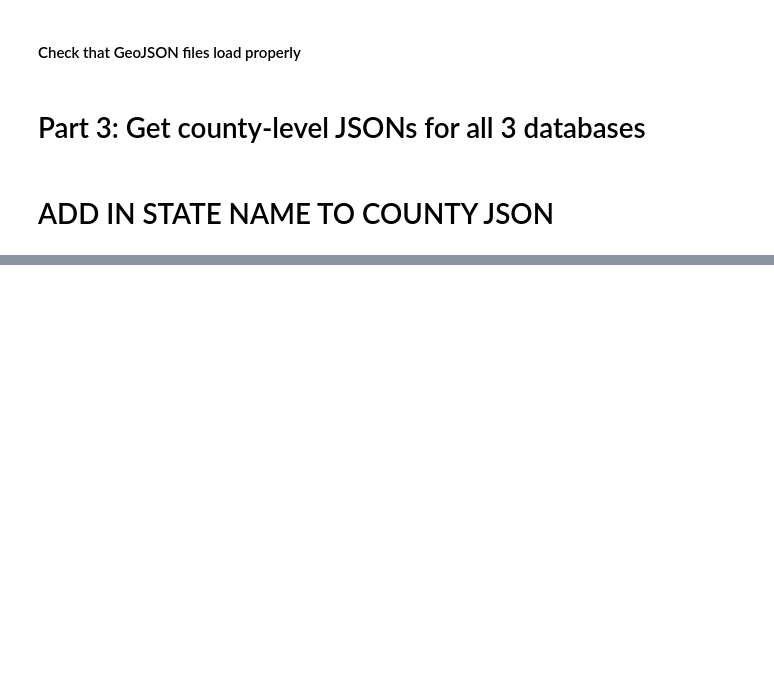
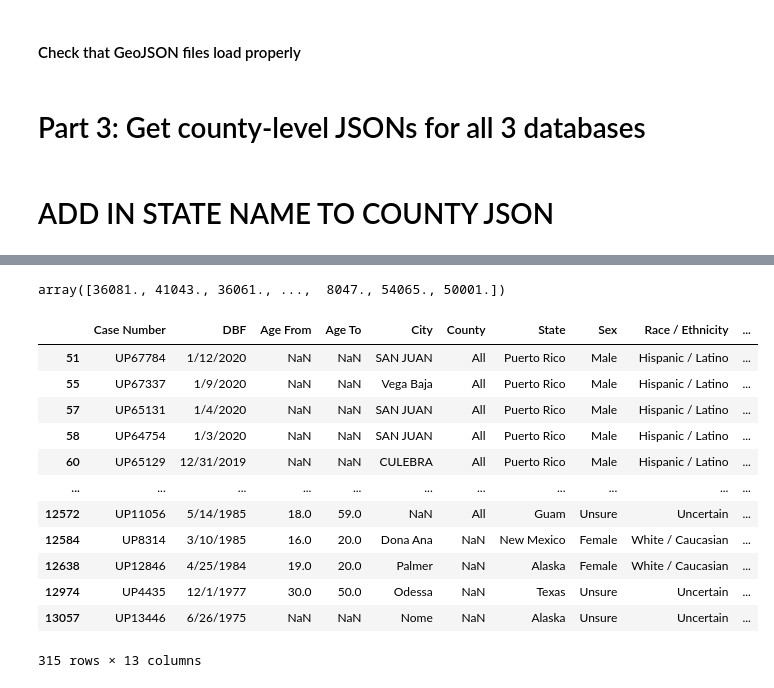
Before and after one commit to Christopher-Pierson/The-Lost-People, a Jupyter notebook: data/Data_mgmt.ipynb, the cells around one changed output, grey strips where cells are left out. Cells and saved outputs as stored; diff of their text form; code cells hidden in the pictures; blank space fills up the shorter version.

```diff
--- a/data/Data_mgmt.ipynb
+++ b/data/Data_mgmt.ipynb
@@ -692,0 +854,4 @@ missing_df.head(20)
+# %%
+# Add column with compound field key
+unidentified_df['State_County'] = unidentified_df['State_FIPS'].astype(str) + "_" + unidentified_df['County']
+unidentified_df.head()
@@ -692,0 +865,26 @@ missing_df.head(20)
+# %%
+# Add new column to dataframe, using the state name field as a key in the state_dict, to pull the correct FIPS code for each row
+unidentified_df['County_FIPS'] = unidentified_df['State_County'].map(county_dict)
+# Check unique values in new dataframe field
+unidentified_df['County_FIPS'].unique()
+# %% [output]
+array([36081., 41043., 36061., ...,  8047., 54065., 50001.])
+# %%
+# check null values
+unidentified_county_null_df = unidentified_df.loc[unidentified_df['County_FIPS'].isnull()]
+# unidentified_county_null_df.shape
+unidentified_county_null_df
+# %% [output]
+|  | Case Number | DBF | Age From | Age To | City | County | State | Sex | Race / Ethnicity | ... |
+| 51 | UP67784 | 1/12/2020 | NaN | NaN | SAN JUAN | All | Puerto Rico | Male | Hispanic / Latino | ... |
+| 55 | UP67337 | 1/9/2020 | NaN | NaN | Vega Baja | All | Puerto Rico | Male | Hispanic / Latino | ... |
+| 57 | UP65131 | 1/4/2020 | NaN | NaN | SAN JUAN | All | Puerto Rico | Male | Hispanic / Latino | ... |
+| 58 | UP64754 | 1/3/2020 | NaN | NaN | SAN JUAN | All | Puerto Rico | Male | Hispanic / Latino | ... |
+| 60 | UP65129 | 12/31/2019 | NaN | NaN | CULEBRA | All | Puerto Rico | Male | Hispanic / Latino | ... |
+| ... | ... | ... | ... | ... | ... | ... | ... | ... | ... | ... |
+| 12572 | UP11056 | 5/14/1985 | 18.0 | 59.0 | NaN | All | Guam | Unsure | Uncertain | ... |
+| 12584 | UP8314 | 3/10/1985 | 16.0 | 20.0 | Dona Ana | NaN | New Mexico | Female | White / Caucasian | ... |
+| 12638 | UP12846 | 4/25/1984 | 19.0 | 20.0 | Palmer | NaN | Alaska | Female | White / Caucasian | ... |
+| 12974 | UP4435 | 12/1/1977 | 30.0 | 50.0 | Odessa | NaN | Texas | Unsure | Uncertain | ... |
+| 13057 | UP13446 | 6/26/1975 | NaN | NaN | Nome | NaN | Alaska | Unsure | Uncertain | ... |
+315 rows × 13 columns
```
Also changed, not shown: parts of 31 cells of this notebook, 8 other files.
